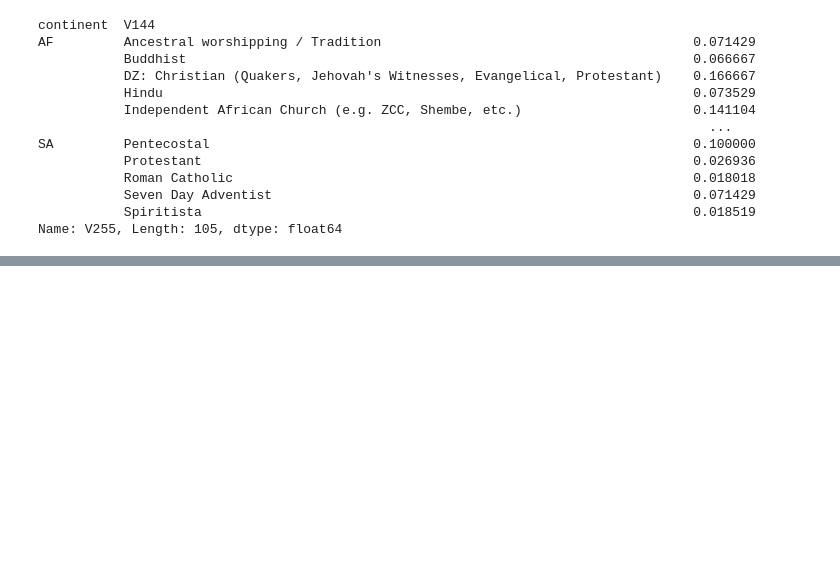
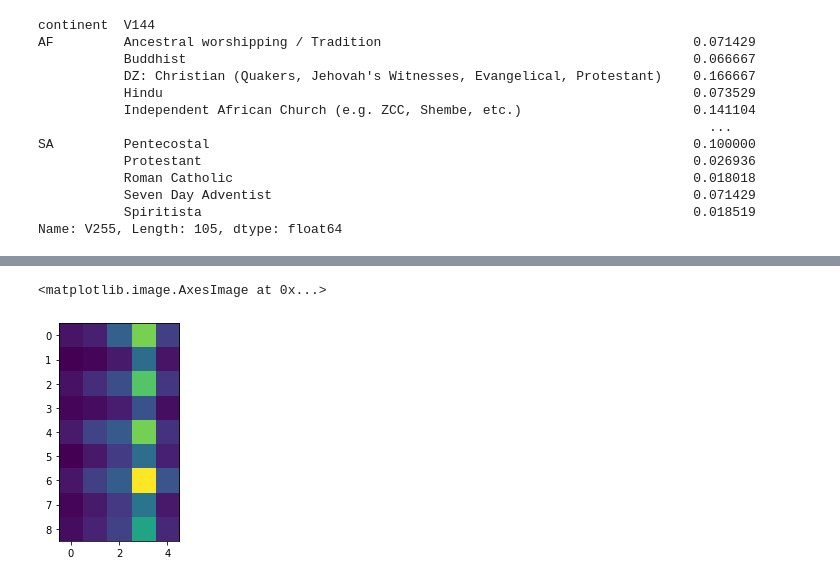
Before and after one commit to mgbvox/tristan_w, a Jupyter notebook: DataWrangling_WimmerTristan.ipynb, the cells around one changed output, grey strips where cells are left out. Saved outputs shown, nothing was run; the diff lists cells and outputs as text; code cells hidden in the pictures; blank space fills up the shorter version.

Commit message:
default_message

```diff
--- a/DataWrangling_WimmerTristan.ipynb
+++ b/DataWrangling_WimmerTristan.ipynb
@@ -137,38 +90,7 @@ Requirement already satisfied: pycountry in /Users/mgbvox/anaconda3/envs/tf/lib/
-# %%
-
-import pycountry
-import pycountry_convert as pc
-
-def get_continent(country):
-    country_code = pc.country_name_to_country_alpha2(country, cn_name_format="default")
-    continent_name = pc.country_alpha2_to_continent_code(country_code)
-    return continent_name
-
-def parse_continents(s):
-    try:
-        code = get_continent(s)
-        return code
-    except:
-        return np.nan
 # %%
 df['continent'] = df.V2.apply(lambda x: parse_continents(x))
-# %%
-'''
-Make function that:
-casts an input to int if possible and returns
-otherwise
-returns np.nan
-'''
-
-def to_int(x):
-    try:
-        res = float(x)
-        return res
-    except:
-        return np.nan
-
-
-df.V5 = df.V5.apply(to_int)
+# %%
+df.V5 = df.V5.apply(to_float)
 # %%
 df['missing_more_than_five'] = (df.n_null > 5)
 # %%
@@ -298,4 +200,4 @@ SA         Pentecostal
            Spiritista                                                               0.018519
 Name: V255, Length: 105, dtype: float64
 # %%
-df['V2'] == 'United States'
+us_data = df[df['V2'] == 'United States']
@@ -314,0 +295,9 @@ Name: V2, Length: 89565, dtype: bool
+# %%
+'''
+Doesn't control for sample population!
+'''
+
+plt.imshow(pd.crosstab(us_data['V256'], us_data['V80']).values)
+# %% [output]
+<matplotlib.image.AxesImage at 0x...>
+[figure, added]
```
Also changed, not shown: parts of 30 cells of this notebook, 1 other file.
